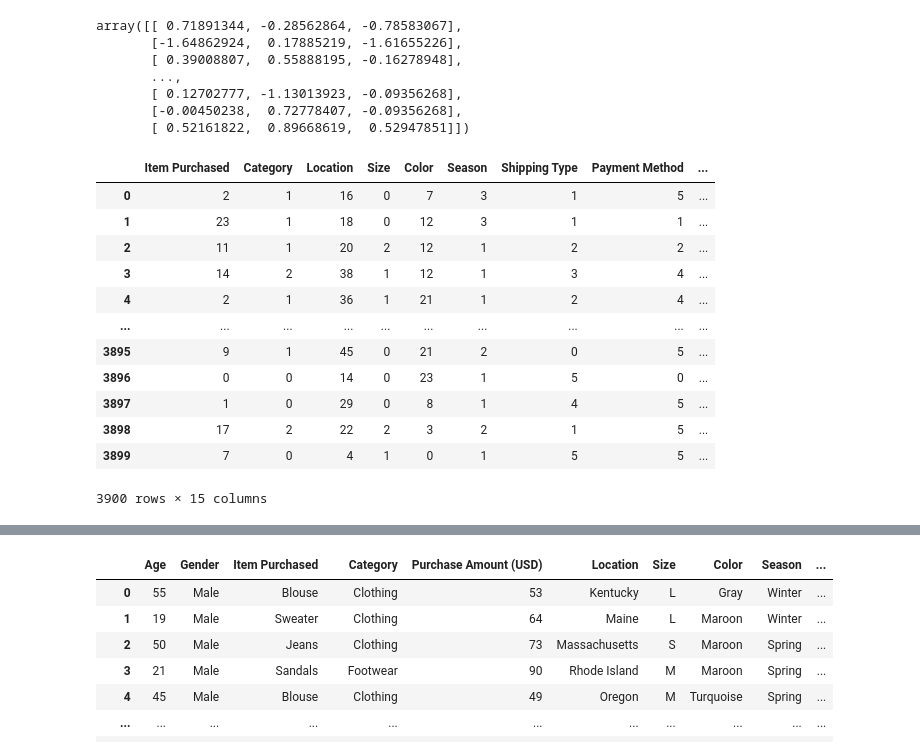
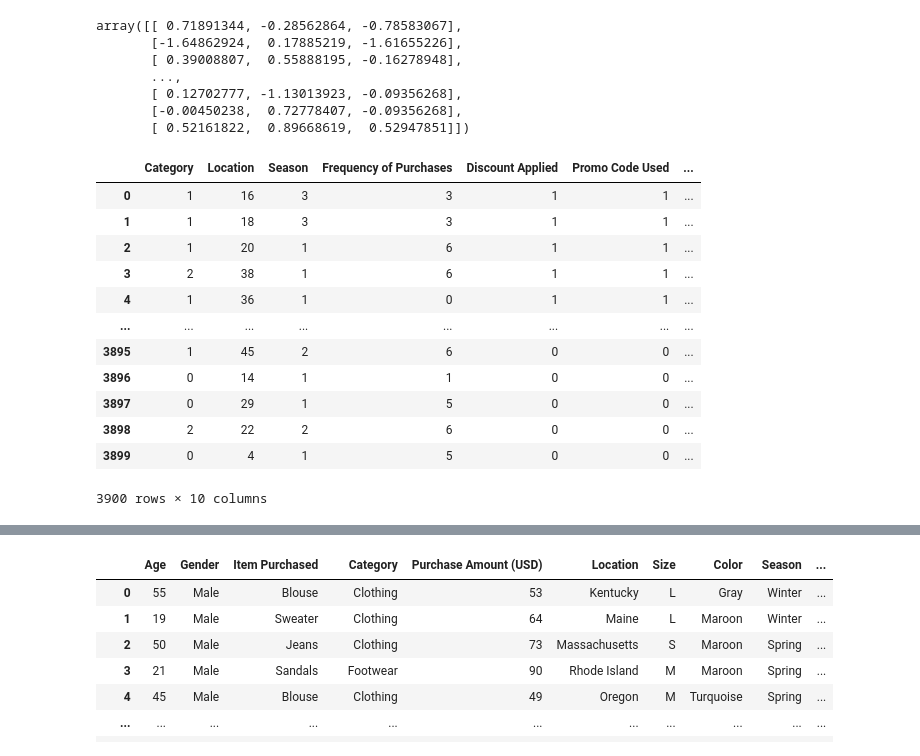
Before and after one commit to Murega14/customer_shopping_trends, a Jupyter notebook: index.ipynb, the cells around one changed output, grey strips where cells are left out. Cells and saved outputs as stored; diff of their text form; code cells hidden in the pictures.

```diff
--- a/index.ipynb
+++ b/index.ipynb
@@ -596,8 +612,8 @@ df
 3900 rows × 17 columns
 # %%
 #encoding categorical columns
-input_labels = df[['Item Purchased', 'Category', 'Location', 'Size', 'Color',
-                   'Season', 'Shipping Type', 'Payment Method', 'Frequency of Purchases',
+input_labels = df[['Category', 'Location',
+                   'Season', 'Frequency of Purchases',
                    'Discount Applied', 'Promo Code Used', 'Subscription Status']]
 
 encoder = preprocessing.LabelEncoder()
@@ -636,24 +652,24 @@ array([[ 0.71891344, -0.28562864, -0.78583067],
 # %%
 #merging the preprocessed data
 
 #converting numerical_scaled to a dataframe
 numerical_scaled = pd.DataFrame(numerical_scaled, columns=['Age', 'Purchase Amount (USD)', 'Previous Purchases'])
-data = pd.concat([encoded_labels, numerical_scaled], axis=1)
+data = pd.concat([encoded_labels, numerical_columns], axis=1)
 data
 # %% [output]
-|  | Item Purchased | Category | Location | Size | Color | Season | Shipping Type | Payment Method | ... |
-| 0 | 2 | 1 | 16 | 0 | 7 | 3 | 1 | 5 | ... |
-| 1 | 23 | 1 | 18 | 0 | 12 | 3 | 1 | 1 | ... |
-| 2 | 11 | 1 | 20 | 2 | 12 | 1 | 2 | 2 | ... |
-| 3 | 14 | 2 | 38 | 1 | 12 | 1 | 3 | 4 | ... |
-| 4 | 2 | 1 | 36 | 1 | 21 | 1 | 2 | 4 | ... |
-| ... | ... | ... | ... | ... | ... | ... | ... | ... | ... |
-| 3895 | 9 | 1 | 45 | 0 | 21 | 2 | 0 | 5 | ... |
-| 3896 | 0 | 0 | 14 | 0 | 23 | 1 | 5 | 0 | ... |
-| 3897 | 1 | 0 | 29 | 0 | 8 | 1 | 4 | 5 | ... |
-| 3898 | 17 | 2 | 22 | 2 | 3 | 2 | 1 | 5 | ... |
-| 3899 | 7 | 0 | 4 | 1 | 0 | 1 | 5 | 5 | ... |
+|  | Category | Location | Season | Frequency of Purchases | Discount Applied | Promo Code Used | ... |
+| 0 | 1 | 16 | 3 | 3 | 1 | 1 | ... |
+| 1 | 1 | 18 | 3 | 3 | 1 | 1 | ... |
+| 2 | 1 | 20 | 1 | 6 | 1 | 1 | ... |
+| 3 | 2 | 38 | 1 | 6 | 1 | 1 | ... |
+| 4 | 1 | 36 | 1 | 0 | 1 | 1 | ... |
+| ... | ... | ... | ... | ... | ... | ... | ... |
+| 3895 | 1 | 45 | 2 | 6 | 0 | 0 | ... |
+| 3896 | 0 | 14 | 1 | 1 | 0 | 0 | ... |
+| 3897 | 0 | 29 | 1 | 5 | 0 | 0 | ... |
+| 3898 | 2 | 22 | 2 | 6 | 0 | 0 | ... |
+| 3899 | 0 | 4 | 1 | 5 | 0 | 0 | ... |
-3900 rows × 15 columns
+3900 rows × 10 columns
 # %%
 #kmeans clustering
 
```
Also changed, not shown: parts of 8 cells of this notebook, 1 other file.
